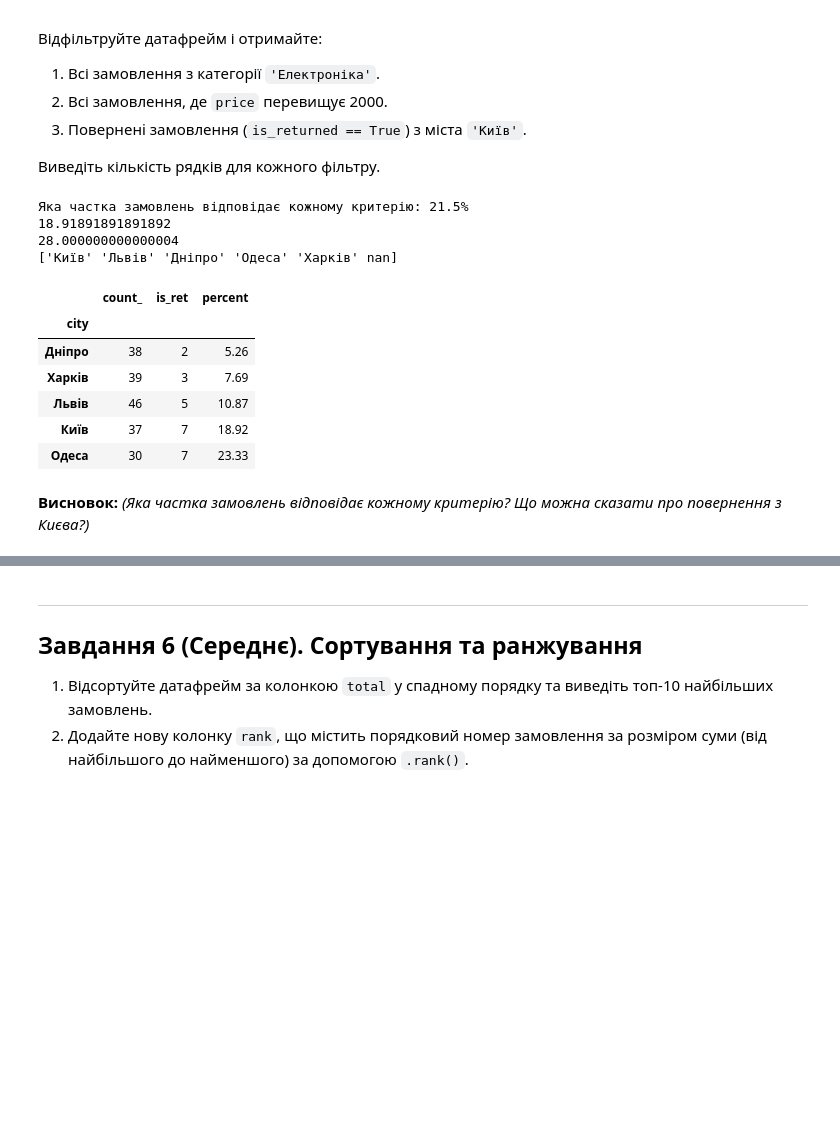
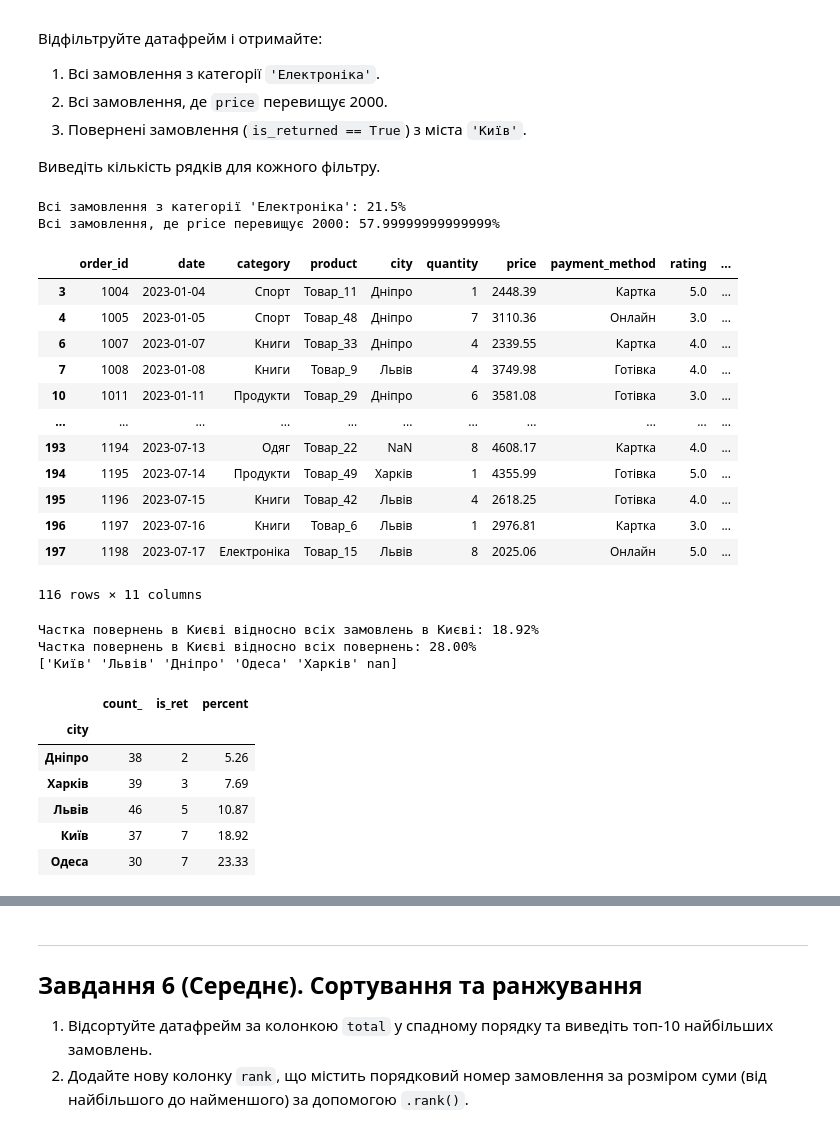
Before and after one commit to NadiiaIvashchuk/DTA_2026, a Jupyter notebook: classmade/pandas_tasks_beginners_DTA.ipynb, the cells around one changed output, grey strips where cells are left out. Cells and saved outputs as stored; diff of their text form; code cells hidden in the pictures; blank space fills up the shorter version.

```diff
--- a/classmade/pandas_tasks_beginners_DTA.ipynb
+++ b/classmade/pandas_tasks_beginners_DTA.ipynb
@@ -191,25 +191,38 @@ Selecting columns using a list and using iloc() achieve similar results but work
 Виведіть кількість рядків для кожного фільтру.
 # %%
 # Ваш код тут
-print(f"Яка частка замовлень відповідає кожному критерію: {len(df[df["category"] == "Електроніка"]) / df.shape[0] * 100}%")
-#df[df["price"] > 2000]
-print(len(df[(df["is_returned"] ==True) & (df["city"] == "Київ")]) / len(df[df["city"] == "Київ"]) *100)
-print(len(df[(df["is_returned"] ==True) & (df["city"] == "Київ")]) / len(df[df["is_returned"] ==True]) *100)
+print(f"Всі замовлення з категорії 'Електроніка': {len(df[df["category"] == "Електроніка"]) / df.shape[0] * 100}%")
+print(f"Всі замовлення, де price перевищує 2000: {len(df[df["price"] > 2000]) / len(df) * 100}%")
+display(df[df["price"] > 2000])
+print(f"Частка повернень в Києві відносно всіх замовлень в Києві: {len(df[(df["is_returned"] ==True) & (df["city"] == "Київ")]) / len(df[df["city"] == "Київ"]) *100:.2f}%")
+print(f"Частка повернень в Києві відносно всіх повернень: {len(df[(df["is_returned"] ==True) & (df["city"] == "Київ")]) / len(df[df["is_returned"] ==True]) *100:.2F}%")
 print(df["city"].unique())
 returned_by_city = df.groupby("city").agg(count_= ("order_id", "count"), is_ret = ("is_returned", "sum"))
 returned_by_city["percent"] = (returned_by_city["is_ret"] / returned_by_city["count_"] * 100).round(2) #sort_values(df["percent"])
 display(returned_by_city.sort_values("percent"))
 # %% [output]
-Яка частка замовлень відповідає кожному критерію: 21.5%
-18.91891891891892
-28.000000000000004
-['Київ' 'Львів' 'Дніпро' 'Одеса' 'Харків' nan]
+Всі замовлення з категорії 'Електроніка': 21.5%
+Всі замовлення, де price перевищує 2000: 57.99999999999999%
-|  | count_ | is_ret | percent |
-| city |  |  |  |
-| Дніпро | 38 | 2 | 5.26 |
-| Харків | 39 | 3 | 7.69 |
-| Львів | 46 | 5 | 10.87 |
-| Київ | 37 | 7 | 18.92 |
-| Одеса | 30 | 7 | 23.33 |
+|  | order_id | date | category | product | city | quantity | price | payment_method | rating | ... |
+| 3 | 1004 | 2023-01-04 | Спорт | Товар_11 | Дніпро | 1 | 2448.39 | Картка | 5.0 | ... |
+| 4 | 1005 | 2023-01-05 | Спорт | Товар_48 | Дніпро | 7 | 3110.36 | Онлайн | 3.0 | ... |
+| 6 | 1007 | 2023-01-07 | Книги | Товар_33 | Дніпро | 4 | 2339.55 | Картка | 4.0 | ... |
+| 7 | 1008 | 2023-01-08 | Книги | Товар_9 | Львів | 4 | 3749.98 | Готівка | 4.0 | ... |
+| 10 | 1011 | 2023-01-11 | Продукти | Товар_29 | Дніпро | 6 | 3581.08 | Готівка | 3.0 | ... |
+| ... | ... | ... | ... | ... | ... | ... | ... | ... | ... | ... |
+| 193 | 1194 | 2023-07-13 | Одяг | Товар_22 | NaN | 8 | 4608.17 | Картка | 4.0 | ... |
+| 194 | 1195 | 2023-07-14 | Продукти | Товар_49 | Харків | 1 | 4355.99 | Готівка | 5.0 | ... |
+| 195 | 1196 | 2023-07-15 | Книги | Товар_42 | Львів | 4 | 2618.25 | Готівка | 4.0 | ... |
+| 196 | 1197 | 2023-07-16 | Книги | Товар_6 | Львів | 1 | 2976.81 | Картка | 3.0 | ... |
+| 197 | 1198 | 2023-07-17 | Електроніка | Товар_15 | Львів | 8 | 2025.06 | Онлайн | 5.0 | ... |
+116 rows × 11 columns
+Частка повернень в Києві відносно всіх замовлень в Києві: 18.92%
+Частка повернень в Києві відносно всіх повернень: 28.00%
+['Київ' 'Львів' 'Дніпро' 'Одеса' 'Харків' nan]
+|  | count_ | is_ret | percent |
+| city |  |  |  |
+| Дніпро | 38 | 2 | 5.26 |
+| Харків | 39 | 3 | 7.69 |
+| Львів | 46 | 5 | 10.87 |
+| Київ | 37 | 7 | 18.92 |
+| Одеса | 30 | 7 | 23.33 |
-# %% [markdown]
-**Висновок:** *(Яка частка замовлень відповідає кожному критерію? Що можна сказати про повернення з Києва?)*
```
Also changed, not shown: parts of 41 cells of this notebook.
